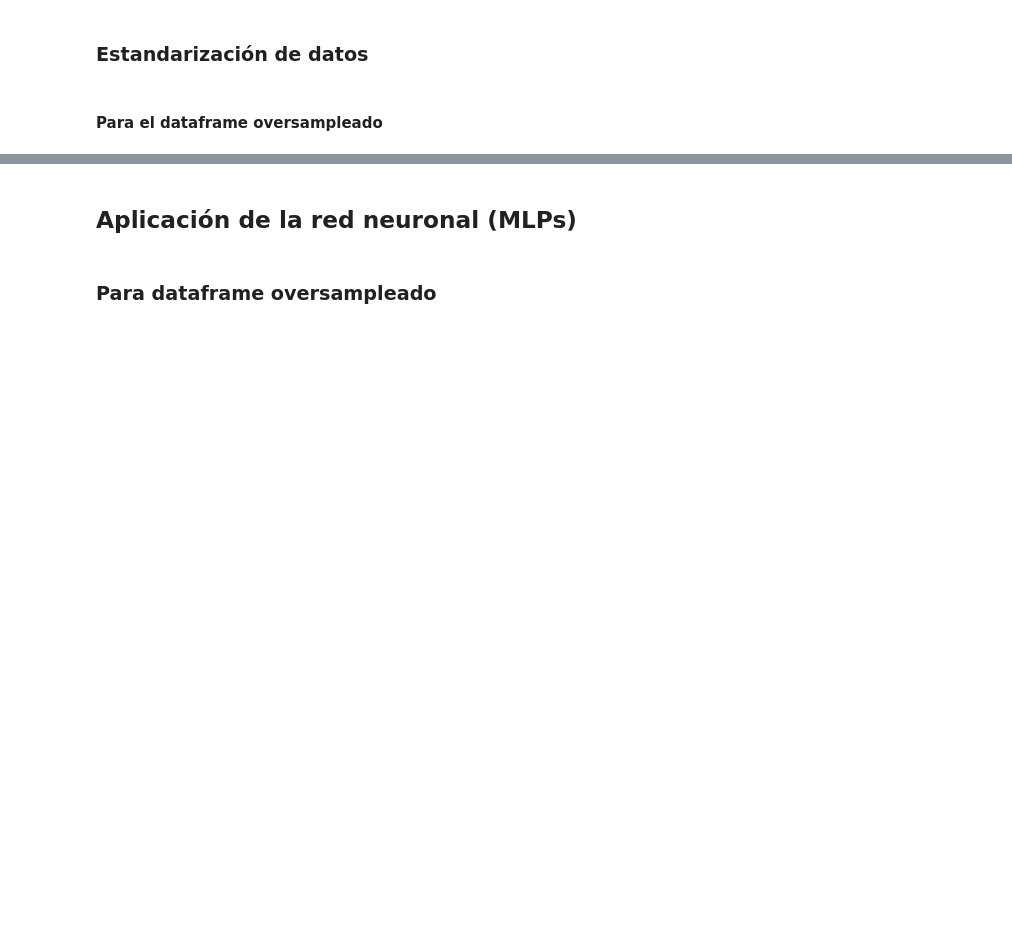
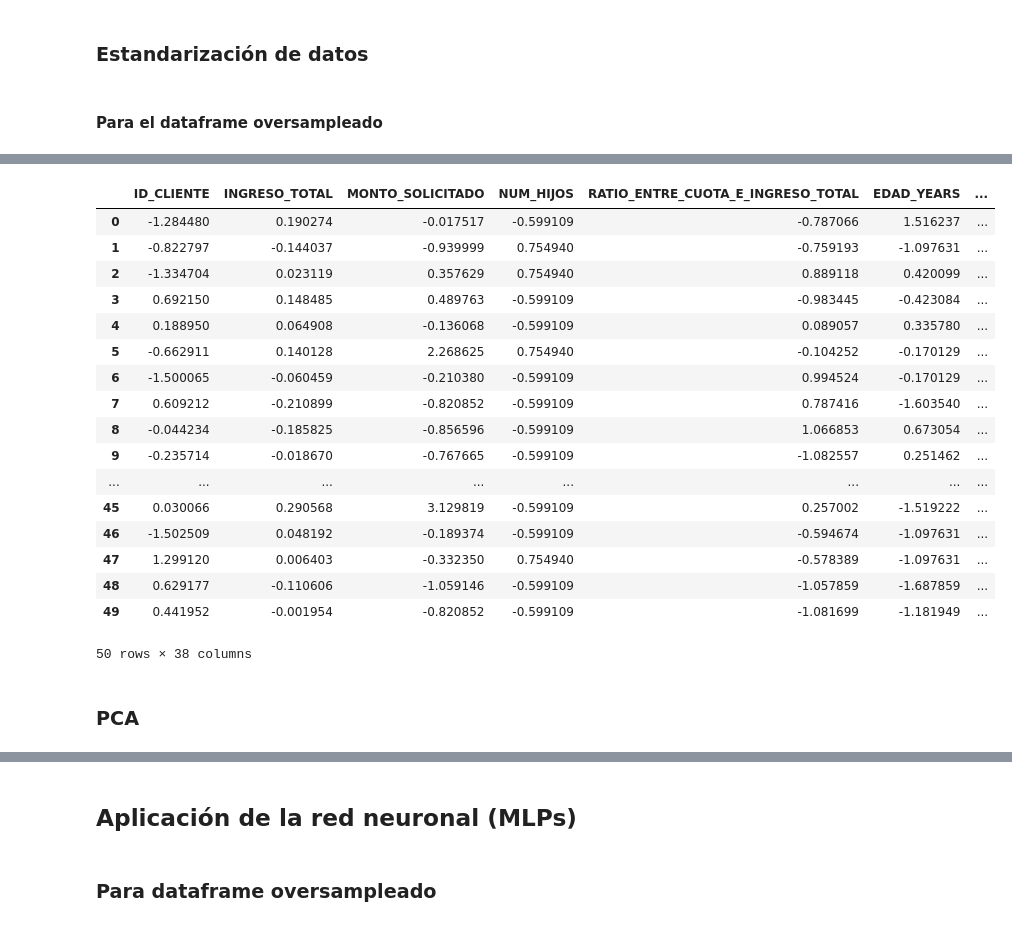
Before and after one commit to JairoVillegas/CREDIT-RISK-ANALYZER., a Jupyter notebook: Notebooks/Exploracion.ipynb, the cells around one changed output, grey strips where cells are left out. Cells and saved outputs as stored; diff of their text form; code cells hidden in the pictures; blank space fills up the shorter version.

```diff
--- a/Notebooks/Exploracion.ipynb
+++ b/Notebooks/Exploracion.ipynb
@@ -629,5 +752,29 @@ Index(['ID_CLIENTE', 'INGRESO_TOTAL', 'MONTO_SOLICITADO', 'NUM_HIJOS',
       dtype='object')
 # %%
 scaler = StandardScaler()
-df_oversampled_scaled = scaler.fit_transform(df_oversampled)
-df_oversampled_scaled = pd.DataFrame(df_oversampled_scaled,columns=cols)
+df_undersampled_scaled = scaler.fit_transform(df_undersampled)
+df_undersampled_scaled = pd.DataFrame(df_undersampled_scaled,columns=cols)
+# %%
+df_undersampled_scaled = pd.concat([df_undersampled_scaled,target],axis=1)
+df_undersampled_scaled.head(50)
+# %% [output]
+|  | ID_CLIENTE | INGRESO_TOTAL | MONTO_SOLICITADO | NUM_HIJOS | RATIO_ENTRE_CUOTA_E_INGRESO_TOTAL | EDAD_YEARS | ... |
+| 0 | -1.284480 | 0.190274 | -0.017517 | -0.599109 | -0.787066 | 1.516237 | ... |
+| 1 | -0.822797 | -0.144037 | -0.939999 | 0.754940 | -0.759193 | -1.097631 | ... |
+| 2 | -1.334704 | 0.023119 | 0.357629 | 0.754940 | 0.889118 | 0.420099 | ... |
+| 3 | 0.692150 | 0.148485 | 0.489763 | -0.599109 | -0.983445 | -0.423084 | ... |
+| 4 | 0.188950 | 0.064908 | -0.136068 | -0.599109 | 0.089057 | 0.335780 | ... |
+| 5 | -0.662911 | 0.140128 | 2.268625 | 0.754940 | -0.104252 | -0.170129 | ... |
+| 6 | -1.500065 | -0.060459 | -0.210380 | -0.599109 | 0.994524 | -0.170129 | ... |
+| 7 | 0.609212 | -0.210899 | -0.820852 | -0.599109 | 0.787416 | -1.603540 | ... |
+| 8 | -0.044234 | -0.185825 | -0.856596 | -0.599109 | 1.066853 | 0.673054 | ... |
+| 9 | -0.235714 | -0.018670 | -0.767665 | -0.599109 | -1.082557 | 0.251462 | ... |
+| ... | ... | ... | ... | ... | ... | ... | ... |
+| 45 | 0.030066 | 0.290568 | 3.129819 | -0.599109 | 0.257002 | -1.519222 | ... |
+| 46 | -1.502509 | 0.048192 | -0.189374 | -0.599109 | -0.594674 | -1.097631 | ... |
+| 47 | 1.299120 | 0.006403 | -0.332350 | 0.754940 | -0.578389 | -1.097631 | ... |
+| 48 | 0.629177 | -0.110606 | -1.059146 | -0.599109 | -1.057859 | -1.687859 | ... |
+| 49 | 0.441952 | -0.001954 | -0.820852 | -0.599109 | -1.081699 | -1.181949 | ... |
+50 rows × 38 columns
+# %% [markdown]
+### PCA
```
Also changed, not shown: parts of 36 cells of this notebook.
